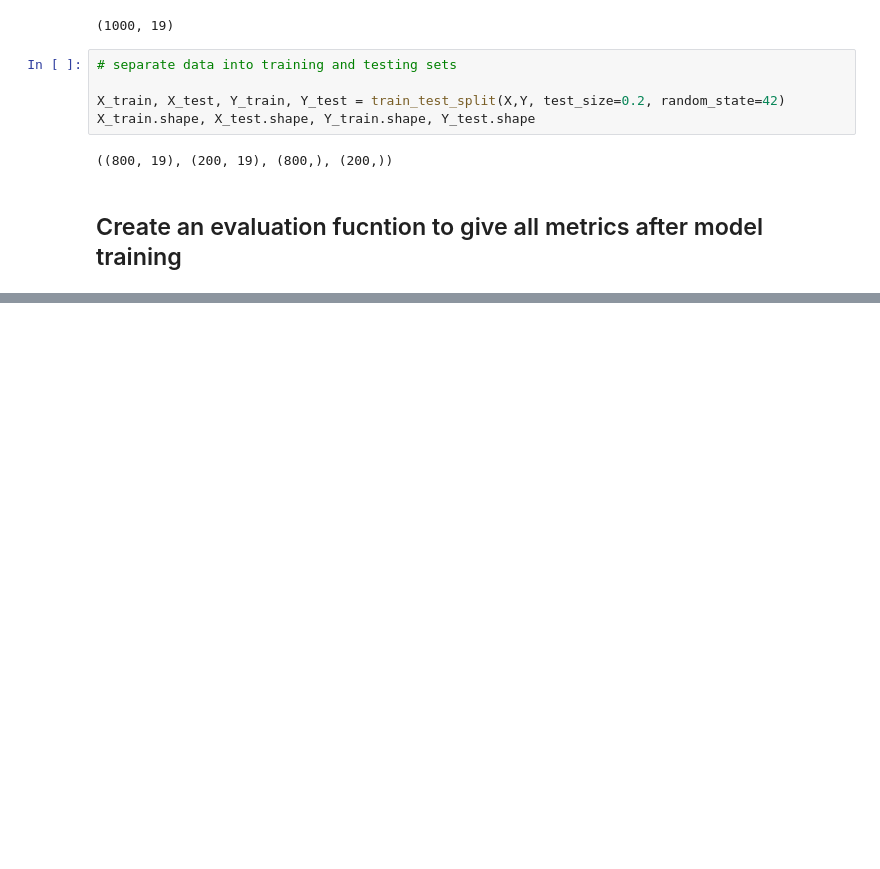
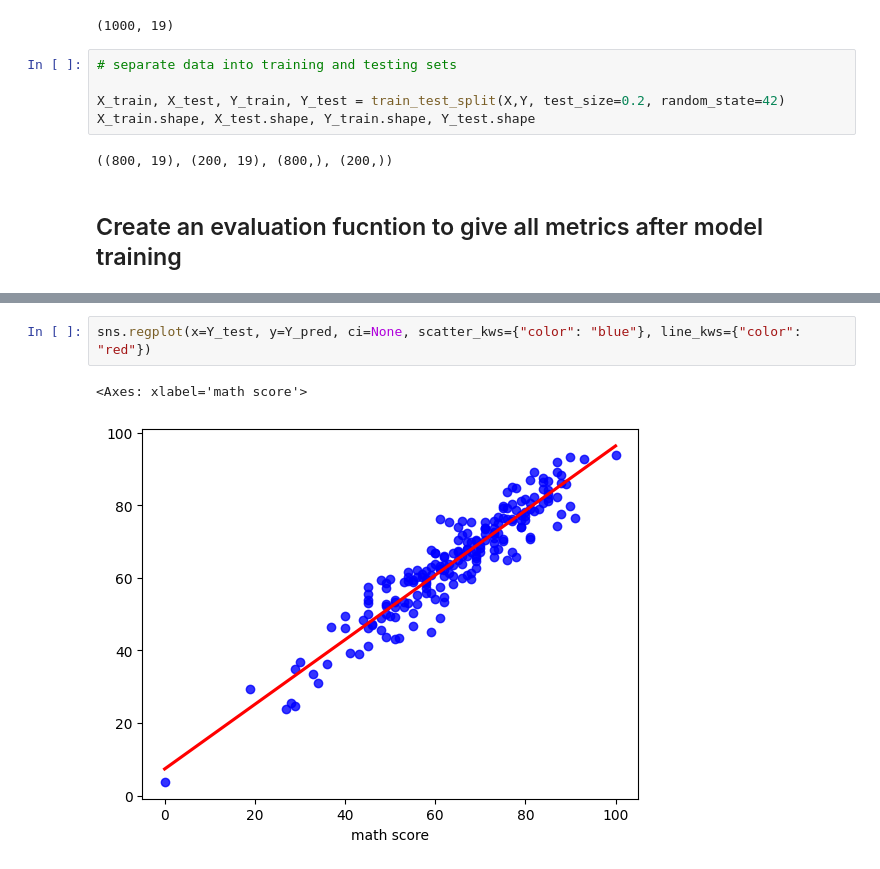
Before and after one commit to shar7294/MLProject, a Jupyter notebook: notebook/Model_training.ipynb, the cells around one changed output, grey strips where cells are left out. Saved outputs shown, nothing was run; the diff lists cells and outputs as text; blank space fills up the shorter version.

```diff
--- a/notebook/Model_training.ipynb
+++ b/notebook/Model_training.ipynb
@@ -150,0 +195,5 @@ Test Metrics: {'MAE': 5.057730674743652, 'MSE': 41.90370559692383, 'RMSE': np.fl
+# %%
+sns.regplot(x=Y_test, y=Y_pred, ci=None, scatter_kws={"color": "blue"}, line_kws={"color": "red"})
+# %% [output]
+<Axes: xlabel='math score'>
+[figure, added]
```
Also changed, not shown: parts of 10 cells of this notebook, 5 other files.
